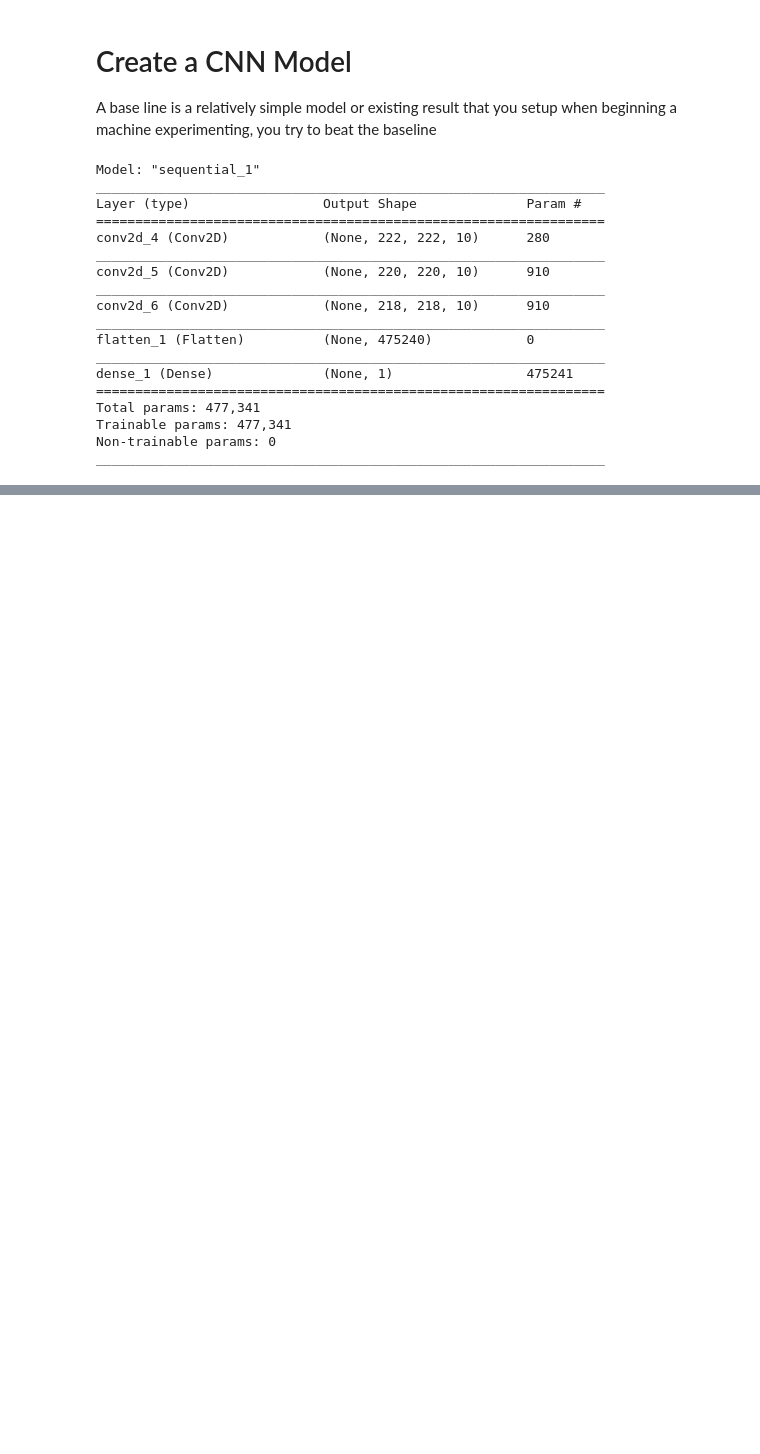
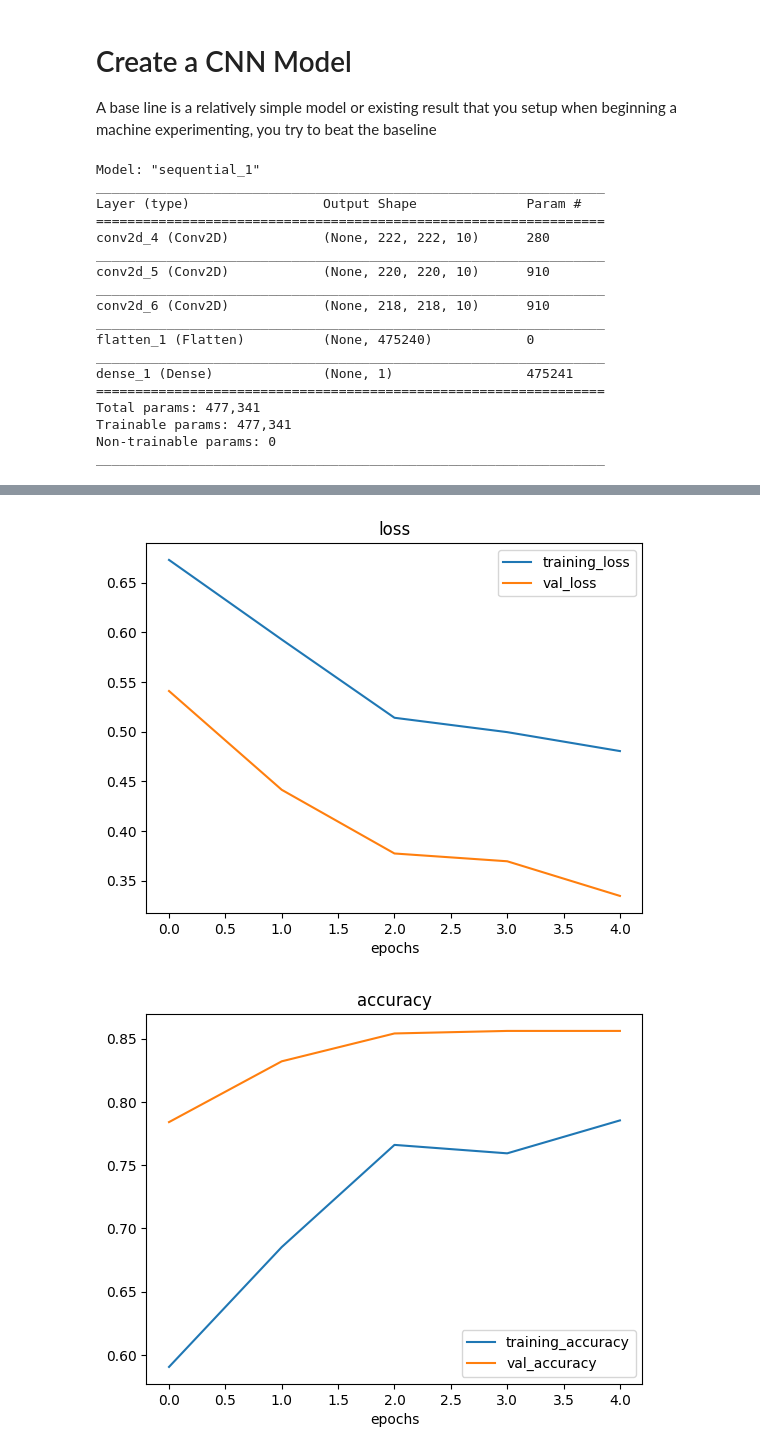
Before and after one commit to sam2420/Deep_Learning_Tensorflow, a Jupyter notebook: 03_introduction_to_computer_vision_with_tensorflow.ipynb, the cells around one changed output, grey strips where cells are left out. Saved outputs shown, nothing was run; the diff lists cells and outputs as text; code cells hidden in the pictures; blank space fills up the shorter version.

```diff
--- a/03_introduction_to_computer_vision_with_tensorflow.ipynb
+++ b/03_introduction_to_computer_vision_with_tensorflow.ipynb
@@ -346,0 +364,15 @@ plot_loss_curves(history_5)
+# %%
+# Create ImageDataGenerator training instance with data augmentation
+train_datagen_augmented = ImageDataGenerator(rescale=1/255.,
+                                             rotation_range=20, # rotate the image slightly between 0 and 20 degrees (note: this is an int not a float)
+                                             shear_range=0.2, # shear the image
+                                             zoom_range=0.2, # zoom into the image
+                                             width_shift_range=0.2, # shift the image width ways
+                                             height_shift_range=0.2, # shift the image height ways
+                                             horizontal_flip=True) # flip the image on the horizontal axis
+
+# Create ImageDataGenerator training instance without data augmentation
+train_datagen = ImageDataGenerator(rescale=1/255.)
+
+# Create ImageDataGenerator test instance without data augmentation
+test_datagen = ImageDataGenerator(rescale=1/255.)
@@ -346,0 +457,8 @@ plot_loss_curves(history_5)
+# %%
+# Import data and augment it from training directory
+# print("Augmented training images:")
+train_data_augmented_shuffled = train_datagen_augmented.flow_from_directory(train_dir,
+                                                                   target_size=(224, 224),
+                                                                   batch_size=32,
+                                                                   class_mode='binary',
+                                                                   shuffle=True)
@@ -346,0 +467,18 @@ plot_loss_curves(history_5)
+# %%
+model_7 = Sequential(
+    [
+        Conv2D(20,3,activation="relu"),
+        MaxPool2D(pool_size=2),
+        Conv2D(20,3,activation="relu"),
+        MaxPool2D(pool_size=2),
+        Conv2D(20,3,activation="relu"),
+        MaxPool2D(pool_size=2),
+        Conv2D(10,3,activation="relu"),
+        MaxPool2D(pool_size=2),
+        Flatten(),
+        Dense(1,activation="sigmoid")
+
+    ]
+)
+model_7.compile(loss="binary_crossentropy",optimizer=Adam(),metrics=["accuracy"])
+history_7 = model_7.fit(train_data_augmented_shuffled,epochs=5,steps_per_epoch=len(train_data_augmented),validation_data=test_data,validation_steps=len(test_data))
@@ -346,0 +496,5 @@ plot_loss_curves(history_5)
+# %%
+plot_loss_curves(history_7)
+# %% [output]
+[figure, added]
+[figure, added]
```
Also changed, not shown: parts of 30 cells of this notebook, 2 other files.
